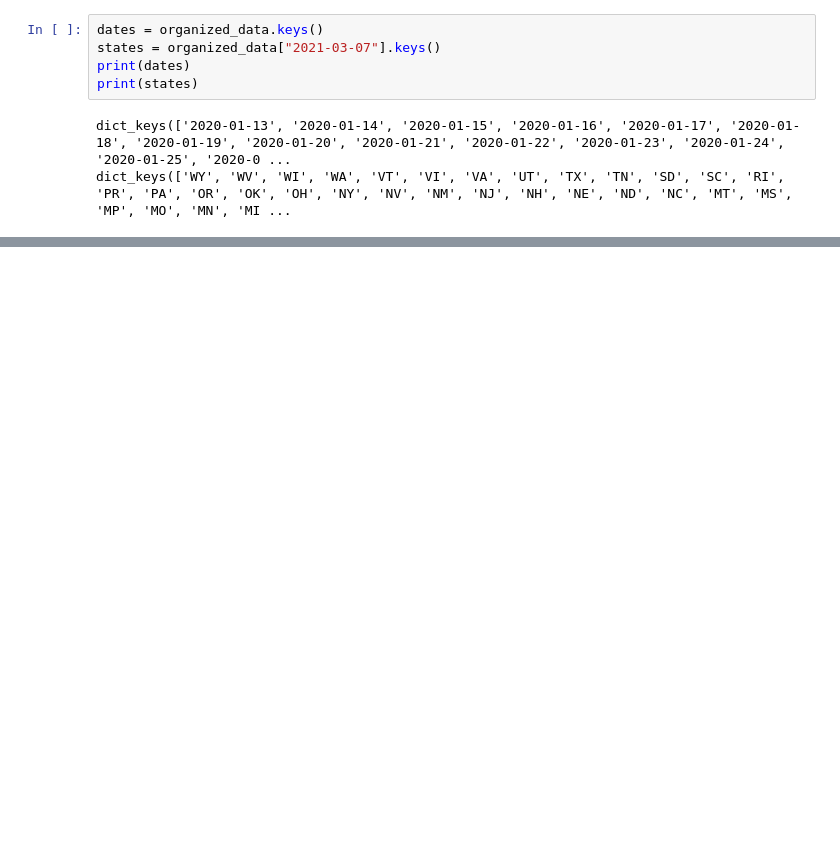
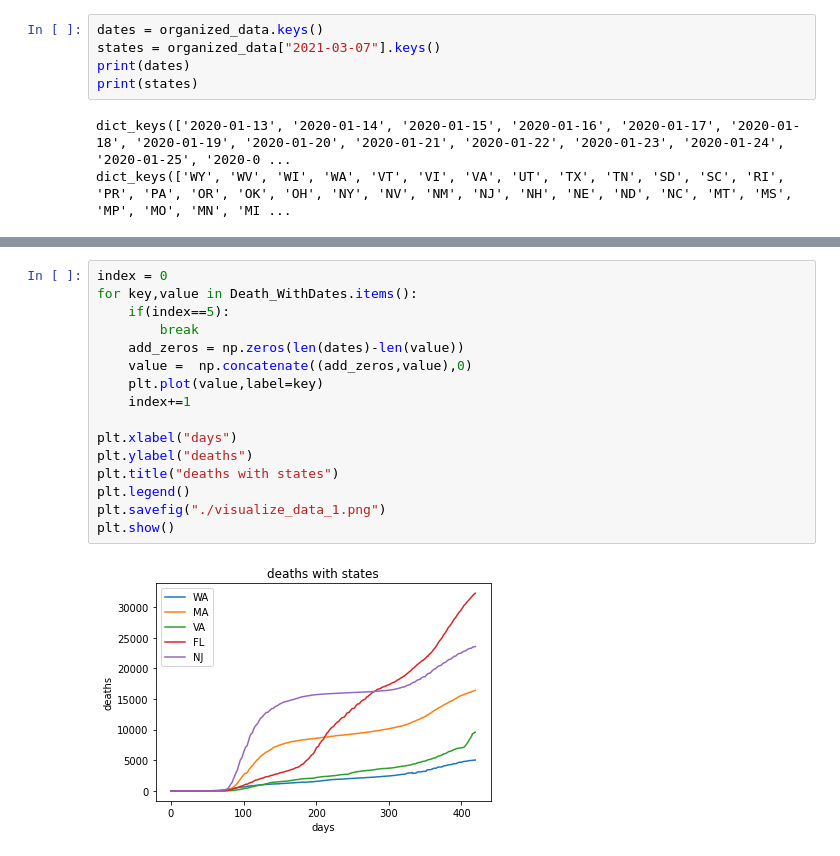
Before and after one commit to brianchung0803/2021_python, a Jupyter notebook: visualize_file_content.ipynb, the cells around one changed output, grey strips where cells are left out. Cells and saved outputs as stored; diff of their text form; blank space fills up the shorter version.

```diff
--- a/visualize_file_content.ipynb
+++ b/visualize_file_content.ipynb
@@ -349,0 +272,18 @@ AS 357
+# %%
+index = 0
+for key,value in Death_WithDates.items():
+    if(index==5):
+        break
+    add_zeros = np.zeros(len(dates)-len(value))
+    value =  np.concatenate((add_zeros,value),0)
+    plt.plot(value,label=key)
+    index+=1
+
+plt.xlabel("days")
+plt.ylabel("deaths")
+plt.title("deaths with states")
+plt.legend()
+plt.savefig("./visualize_data_1.png")
+plt.show()
+# %% [output]
+[figure, added]
```
Also changed, not shown: parts of 31 cells of this notebook, 1 other file.
